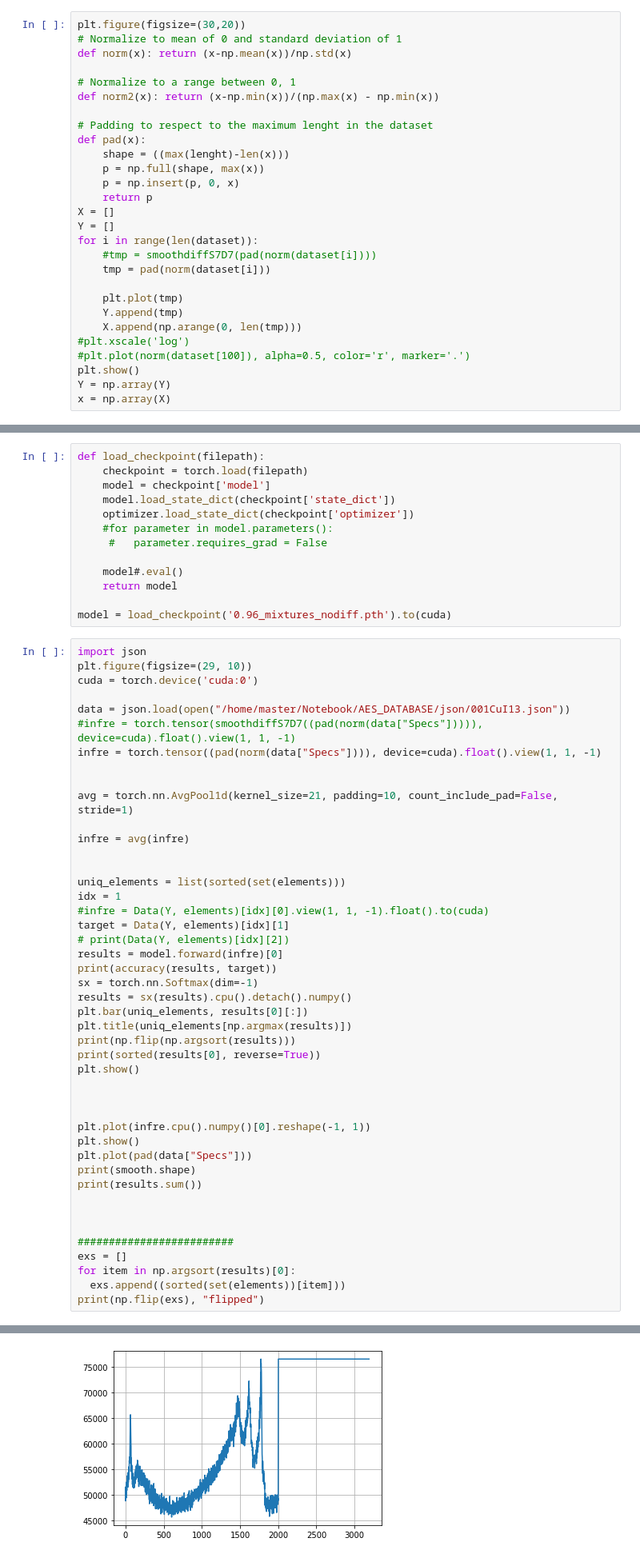
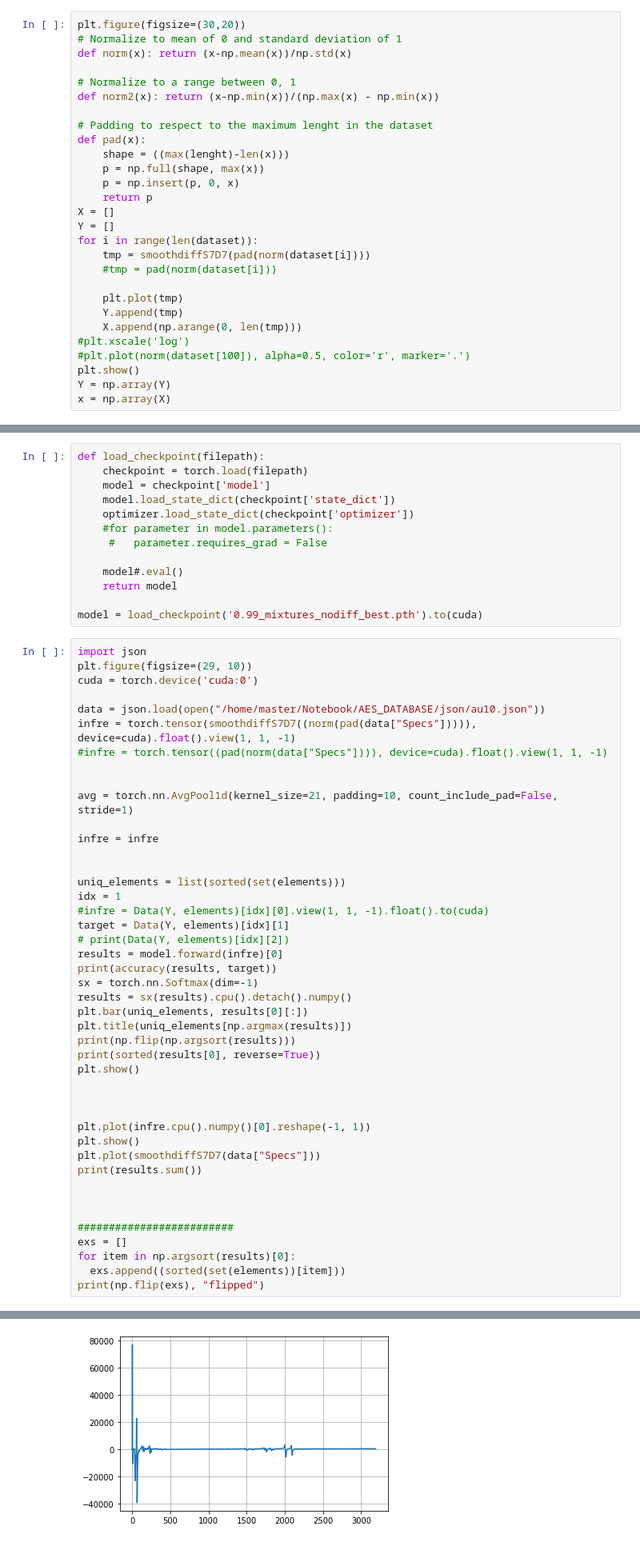
Before and after one commit to abdalazizrashid/Auger-Electron-Spectroscopy, a Jupyter notebook: Copy_of_XPS_Paper.ipynb, the cells around one changed output, grey strips where cells are left out. Shown: that part at 80% size. Drawn from its saved outputs; the diff is of its cells as text.

```diff
--- a/Copy_of_XPS_Paper.ipynb
+++ b/Copy_of_XPS_Paper.ipynb
@@ -117,8 +117,8 @@ def pad(x):
 X = []
 Y = []
 for i in range(len(dataset)):
-    #tmp = smoothdiffS7D7(pad(norm(dataset[i])))
-    tmp = pad(norm(dataset[i]))
+    tmp = smoothdiffS7D7(pad(norm(dataset[i])))
+    #tmp = pad(norm(dataset[i]))
 
     plt.plot(tmp)
     Y.append(tmp)
@@ -583,20 +485,20 @@ def load_checkpoint(filepath):
     model#.eval()
     return model
 
-model = load_checkpoint('0.96_mixtures_nodiff.pth').to(cuda)
+model = load_checkpoint('0.99_mixtures_nodiff_best.pth').to(cuda)
 # %%
 import json
 plt.figure(figsize=(29, 10))
 cuda = torch.device('cuda:0')
 
-data = json.load(open("/home/master/Notebook/AES_DATABASE/json/001CuI13.json"))
-#infre = torch.tensor(smoothdiffS7D7((pad(norm(data["Specs"])))), device=cuda).float().view(1, 1, -1)
-infre = torch.tensor((pad(norm(data["Specs"]))), device=cuda).float().view(1, 1, -1)
+data = json.load(open("/home/master/Notebook/AES_DATABASE/json/au10.json"))
+infre = torch.tensor(smoothdiffS7D7((norm(pad(data["Specs"])))), device=cuda).float().view(1, 1, -1)
+#infre = torch.tensor((pad(norm(data["Specs"]))), device=cuda).float().view(1, 1, -1)
 
 
 avg = torch.nn.AvgPool1d(kernel_size=21, padding=10, count_include_pad=False, stride=1)
 
-infre = avg(infre)
+infre = infre
 
 
 uniq_elements = list(sorted(set(elements)))
@@ -618,8 +520,7 @@ plt.show()
 
 plt.plot(infre.cpu().numpy()[0].reshape(-1, 1))
 plt.show()
-plt.plot(pad(data["Specs"]))
-print(smooth.shape)
+plt.plot(smoothdiffS7D7(data["Specs"]))
 print(results.sum())
 
 
@@ -649,4 +549,4 @@ tensor(0., device='cuda:0')
-[figure, old version]
+[figure, new version]
 # %%
 print(results[0].shape)
 len(set(elements))
```
Also changed, not shown: parts of 9 cells of this notebook.
